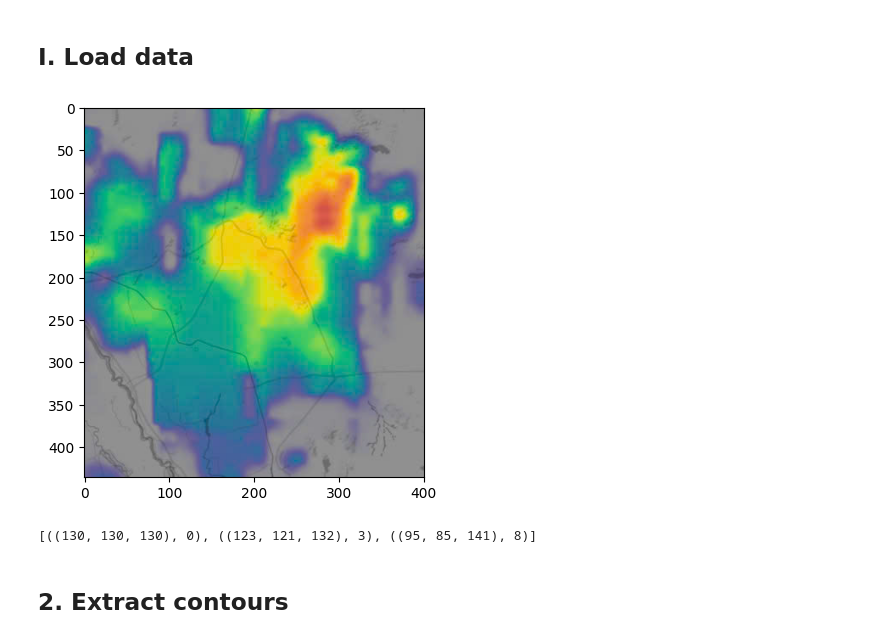
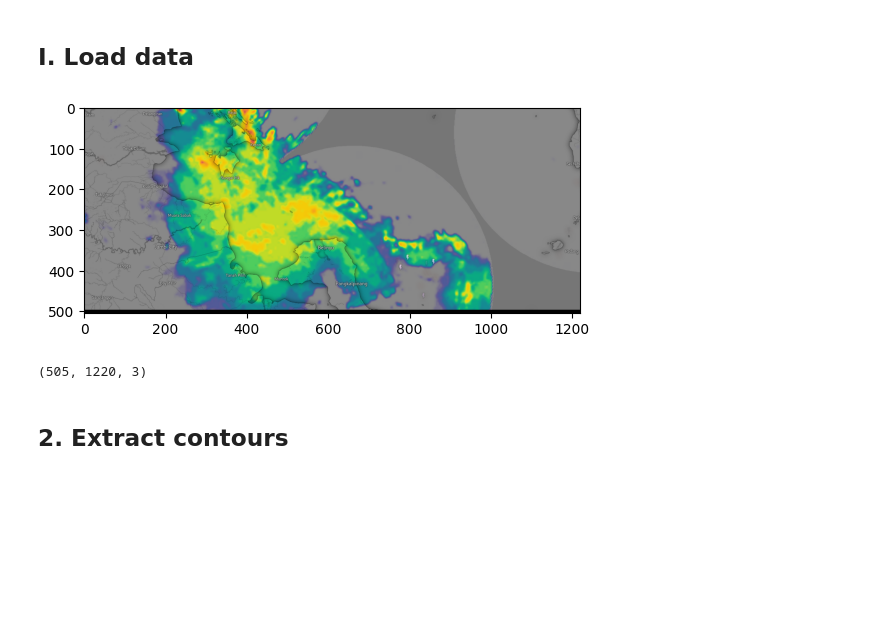
Before and after one commit to quochieu586/Thunderstorm-Nowcasting-Geometry-Topology-Approach, a Jupyter notebook: polygon_represent.ipynb, the cells around one changed output. Cells and saved outputs as stored; diff of their text form; code cells hidden in the pictures; blank space fills up the shorter version.

```diff
--- a/polygon_represent.ipynb
+++ b/polygon_represent.ipynb
@@ -28,18 +28,12 @@ from tracking import *
 # %%
-img_path = 'data/image_old/weather_7.jpg'
-src_img = plt.imread(img_path)
+img_path = 'data/images/malaysia_-1.464_106.013/20250105-212045.png'
+src_img = read_image(img_path)
 
 plt.imshow(src_img)
 plt.show()
+src_img.shape
 # %% [output]
-[figure, old version]
+[figure, new version]
+(505, 1220, 3)
-# %%
-with open('data/legend/color_dbz.json') as f:
-    list_color = json.load(f)
-
-sorted_color = sorted({tuple(color[1]): color[0] for color in list_color}.items(), key=lambda item: item[1])
-sorted_color[:3]
-# %% [output]
-[((130, 130, 130), 0), ((123, 121, 132), 3), ((95, 85, 141), 8)]
 # %% [markdown]
 ## 2. Extract contours
```
Also changed, not shown: parts of 8 cells of this notebook, 31 other files.
